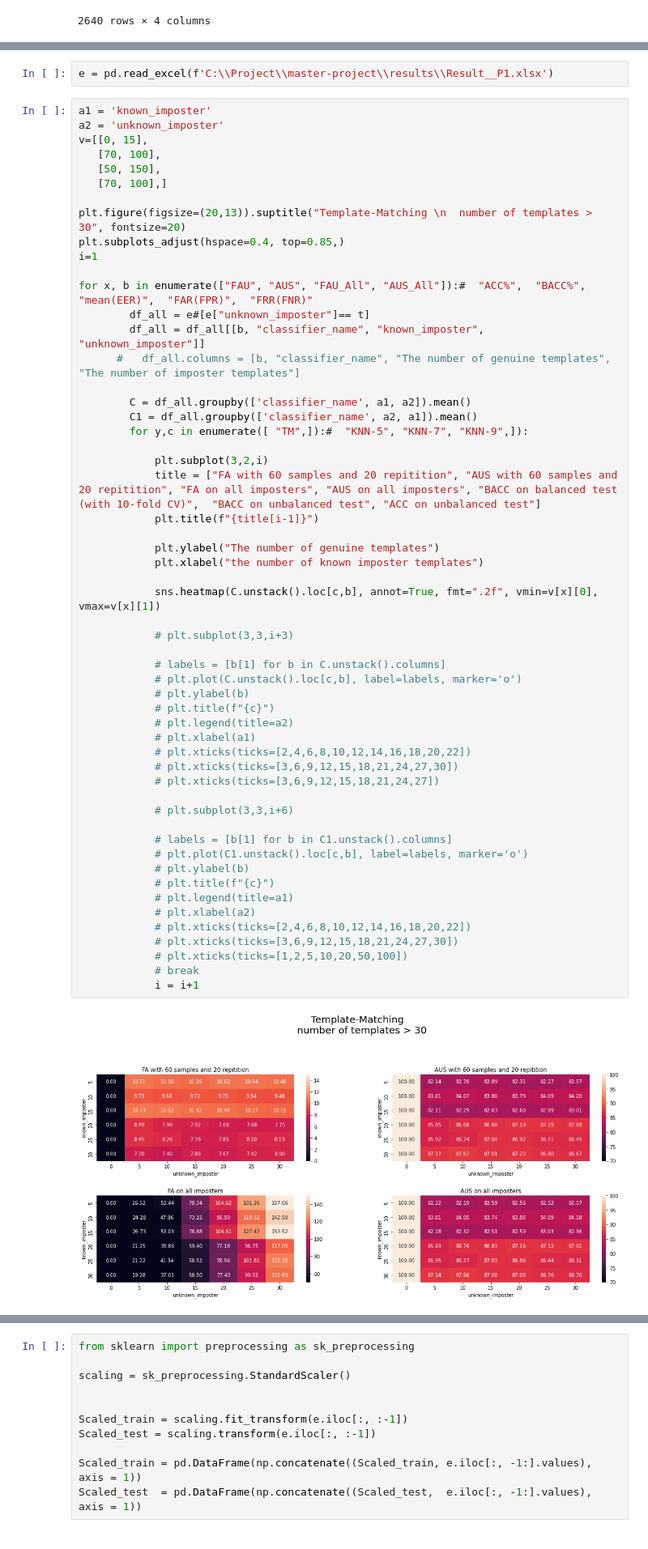
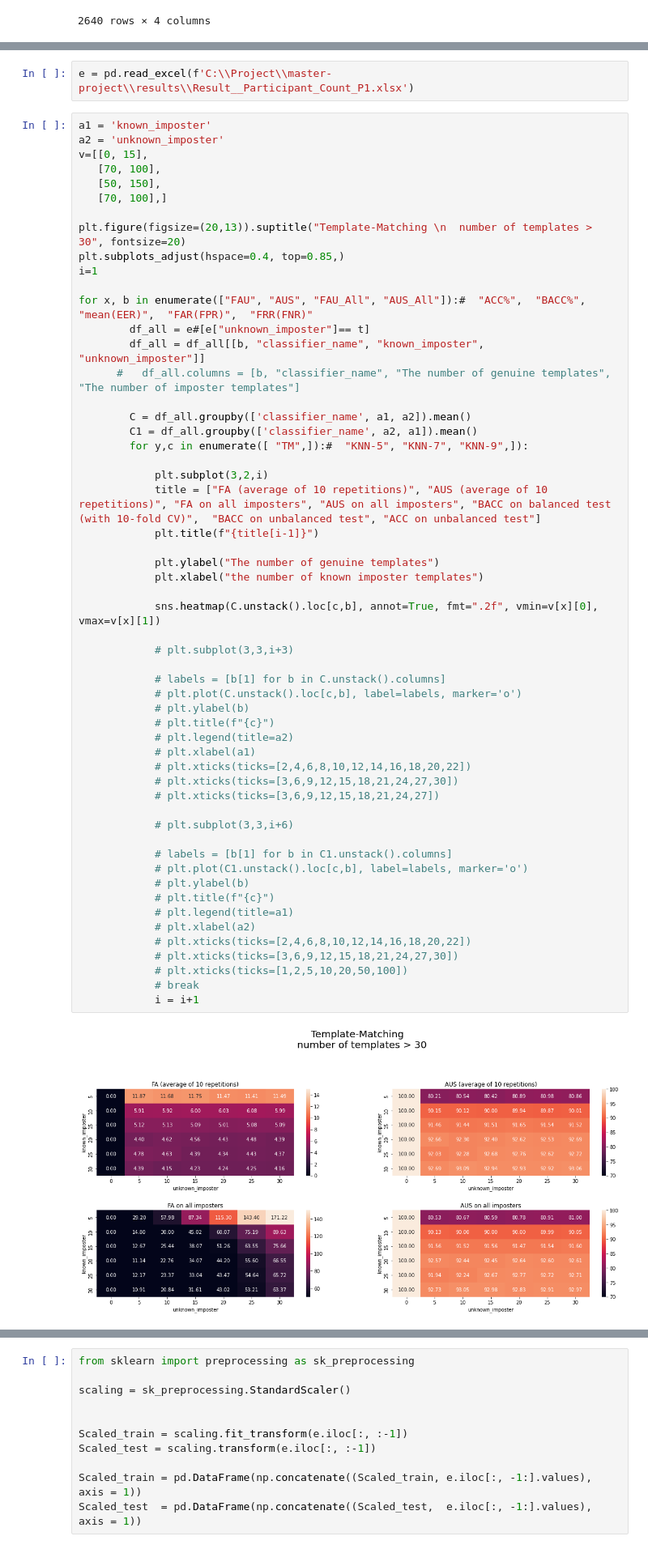
Before and after one commit to SKazemii/master-project, a Jupyter notebook: Codes/Aim_1.ipynb, the cells around one changed output, grey strips where cells are left out. Shown at 81% size. Cells and saved outputs as stored; diff of their text form.

```diff
--- a/Codes/Aim_1.ipynb
+++ b/Codes/Aim_1.ipynb
@@ -694,7 +694,7 @@ sns.heatmap(rr, annot=True, fmt=".2f")
 <AxesSubplot:>
 [figure]
 # %%
-e = pd.read_excel(f'C:\\Project\\master-project\\results\\Result__P1.xlsx')
+e = pd.read_excel(f'C:\\Project\\master-project\\results\\Result__Participant_Count_P1.xlsx')
 # %%
 a1 = 'known_imposter'
 a2 = 'unknown_imposter'
@@ -717,38 +717,38 @@ for x, b in enumerate(["FAU", "AUS", "FAU_All", "AUS_All"]):#  "ACC%",  "BACC%",
         for y,c in enumerate([ "TM",]):#  "KNN-5", "KNN-7", "KNN-9",]):
 
             plt.subplot(3,2,i)
-            title = ["FA with 60 samples and 20 repitition", "AUS with 60 samples and 20 repitition", "FA on all imposters", "AUS on all imposters", "BACC on balanced test (with 10-fold CV)",  "BACC on unbalanced test", "ACC on unbalanced test"]
+            title = ["FA (average of 10 repetitions)", "AUS (average of 10 repetitions)", "FA on all imposters", "AUS on all imposters", "BACC on balanced test (with 10-fold CV)",  "BACC on unbalanced test", "ACC on unbalanced test"]
             plt.title(f"{title[i-1]}")
 
             plt.ylabel("The number of genuine templates")
             plt.xlabel("the number of known imposter templates")
 
             sns.heatmap(C.unstack().loc[c,b], annot=True, fmt=".2f", vmin=v[x][0], vmax=v[x][1])
 
             # plt.subplot(3,3,i+3)
 
             # labels = [b[1] for b in C.unstack().columns]
             # plt.plot(C.unstack().loc[c,b], label=labels, marker='o')
             # plt.ylabel(b)
             # plt.title(f"{c}")
             # plt.legend(title=a2)
             # plt.xlabel(a1)
             # plt.xticks(ticks=[2,4,6,8,10,12,14,16,18,20,22])
             # plt.xticks(ticks=[3,6,9,12,15,18,21,24,27,30])
             # plt.xticks(ticks=[3,6,9,12,15,18,21,24,27])
 
             # plt.subplot(3,3,i+6)
 
             # labels = [b[1] for b in C1.unstack().columns]
             # plt.plot(C1.unstack().loc[c,b], label=labels, marker='o')
             # plt.ylabel(b)
             # plt.title(f"{c}")
             # plt.legend(title=a1)
             # plt.xlabel(a2)
             # plt.xticks(ticks=[2,4,6,8,10,12,14,16,18,20,22])
             # plt.xticks(ticks=[3,6,9,12,15,18,21,24,27,30])
             # plt.xticks(ticks=[1,2,5,10,20,50,100])
             # break
             i = i+1
 # %% [output]
-[figure, old version]
+[figure, new version]
```
Also changed, not shown: parts of 1 cell of this notebook, 1 other file.
